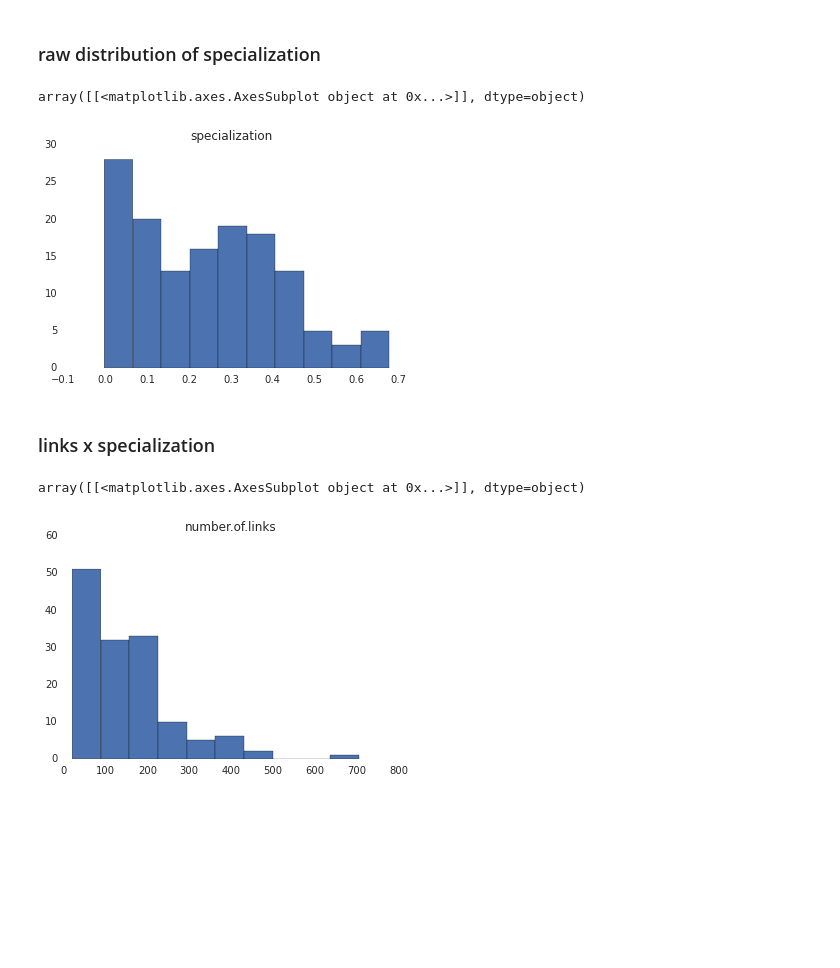
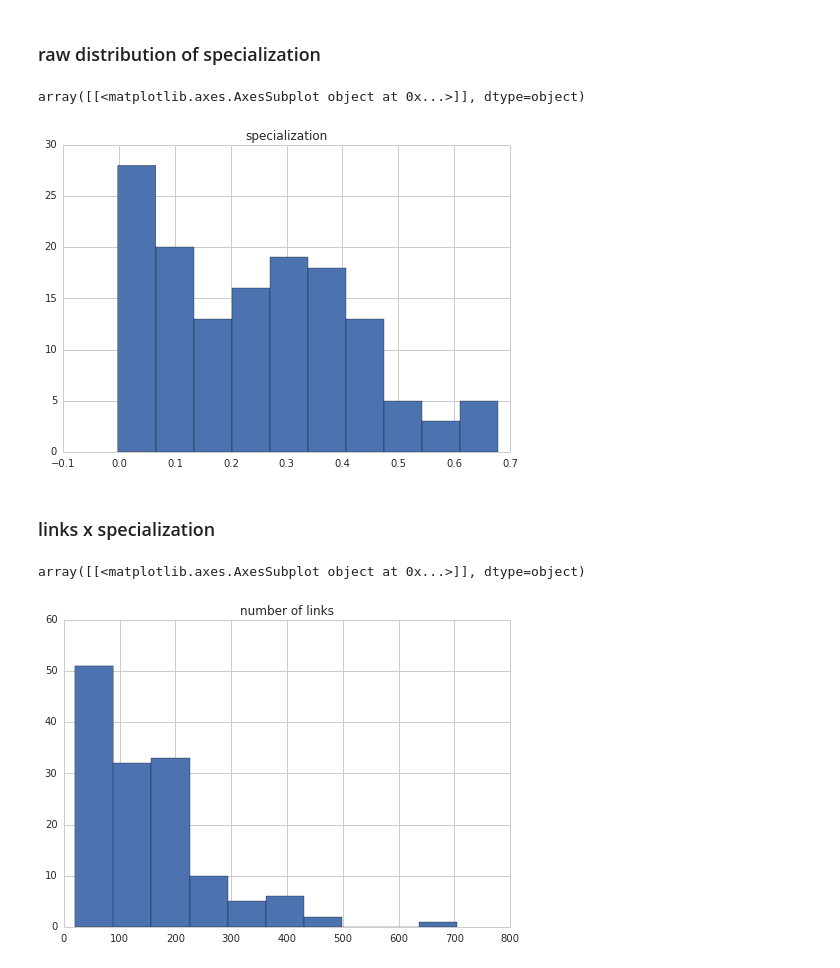
Before and after one commit to WeKeyPedia/notebooks, a Jupyter notebook: dataset geometry.ipynb, the cells around one changed output. Drawn from its saved outputs; the diff is of its cells as text; code cells hidden in the pictures; blank space fills up the shorter version.

```diff
--- a/dataset geometry.ipynb
+++ b/dataset geometry.ipynb
@@ -11,8 +11,10 @@ import matplotlib as mpl
 import matplotlib.pyplot as plt
 import seaborn as sns
 
+sns.set(style="whitegrid")
+
 network = json.load(codecs.open("data/wikipedia-geometry/network.json","r", "utf-8-sig"))
-specialization = json.load(open("data/wikipedia-geometry/specialization.json","r", "utf-8-sig"))
+specialization = json.load(codecs.open("data/wikipedia-geometry/specialization.json","r", "utf-8-sig"))
 
 # print network
 
@@ -57,12 +59,12 @@ table.head(10)
 table.hist("specialization")
 # %% [output]
 array([[<matplotlib.axes.AxesSubplot object at 0x...>]], dtype=object)
-[figure, old version]
+[figure, new version]
 # %% [markdown]
 ### links x specialization
 # %%
-table.hist("number.of.links")
+table.hist("number of links")
 # %% [output]
 array([[<matplotlib.axes.AxesSubplot object at 0x...>]], dtype=object)
-[figure, old version]
+[figure, new version]
 # %%
```
Also changed, not shown: parts of 4 cells of this notebook.
